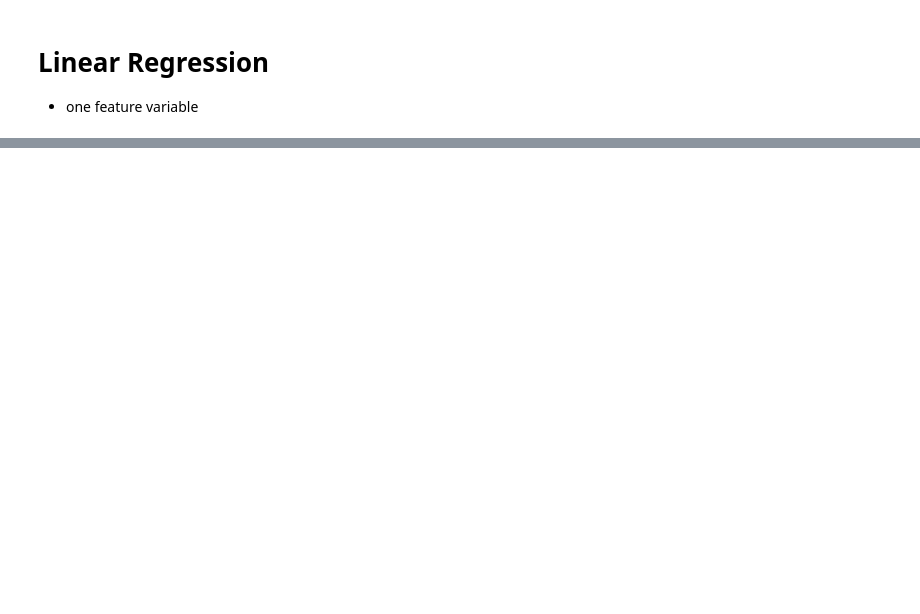
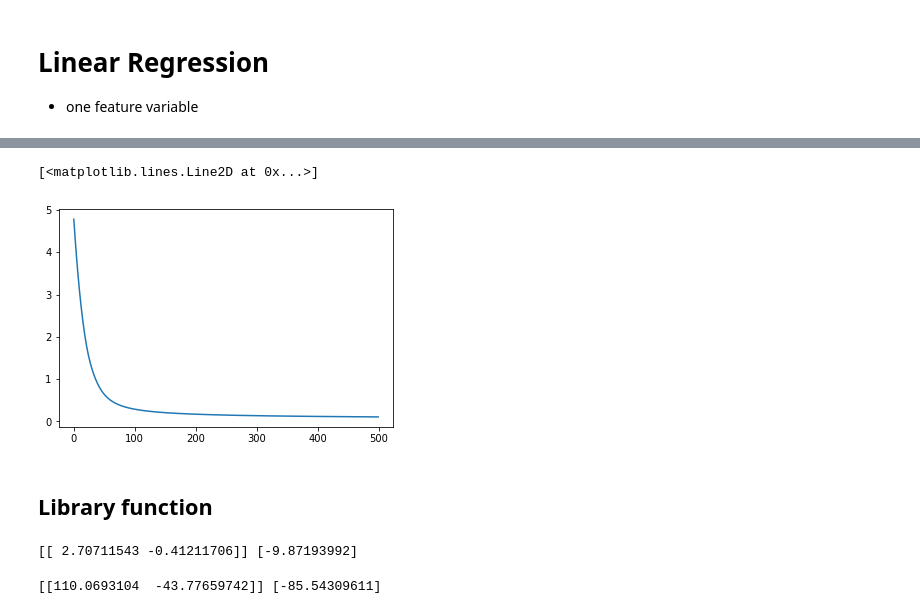
Before and after one commit to soooobin/DSAC_Lab3_4, a Jupyter notebook: kn_lab01.ipynb, the cells around one changed output, grey strips where cells are left out. Cells and saved outputs as stored; diff of their text form; code cells hidden in the pictures; blank space fills up the shorter version.

```diff
--- a/kn_lab01.ipynb
+++ b/kn_lab01.ipynb
@@ -54,0 +126,7 @@ plt.plot(lossList)
+# %%
+plt.plot(lossHistory)
+# %% [output]
+[<matplotlib.lines.Line2D at 0x...>]
+[figure, added]
+# %% [markdown]
+## Library function
@@ -54,0 +135,12 @@ plt.plot(lossList)
+# %%
+clf1 = LogisticRegression()
+clf1.fit(X, y)
+print(clf1.coef_, clf1.intercept_)
+# %% [output]
+[[ 2.70711543 -0.41211706]] [-9.87193992]
+# %%
+clf1 = SGDClassifier()
+clf1.fit(X, y)
+print(clf1.coef_, clf1.intercept_)
+# %% [output]
+[[110.0693104  -43.77659742]] [-85.54309611]
```
Also changed, not shown: parts of 7 cells of this notebook.
